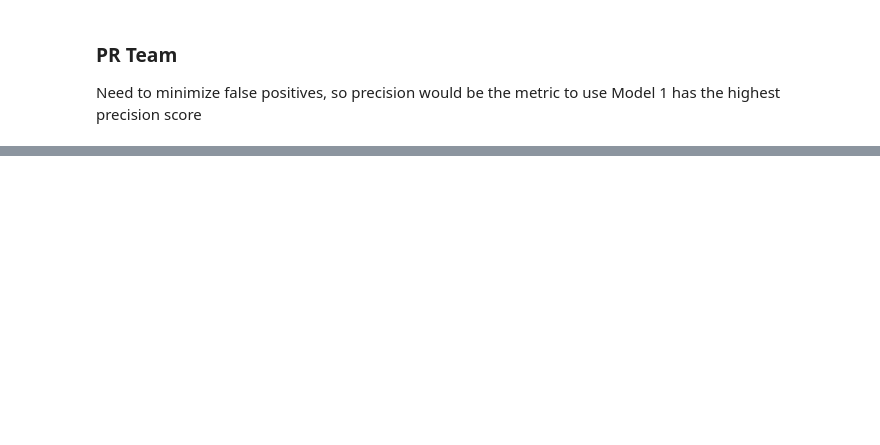
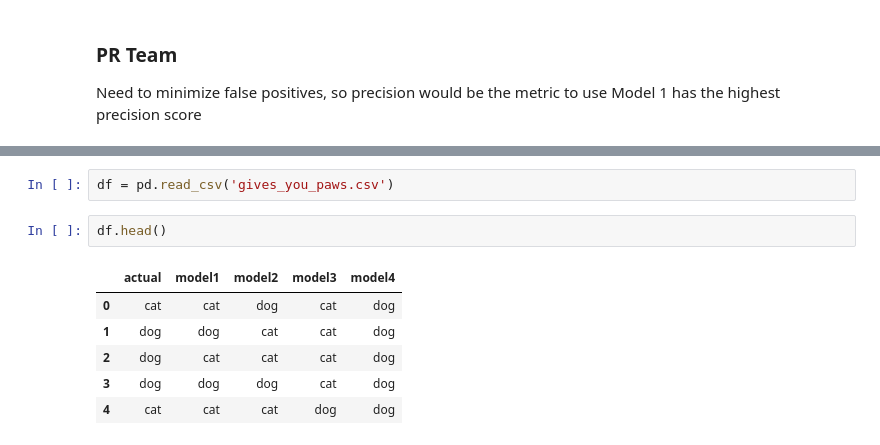
Before and after one commit to wheelerjoshua/classification-exercises, a Jupyter notebook: model_evaluation.ipynb, the cells around one changed output, grey strips where cells are left out. Saved outputs shown, nothing was run; the diff lists cells and outputs as text; blank space fills up the shorter version.

```diff
--- a/model_evaluation.ipynb
+++ b/model_evaluation.ipynb
@@ -180,0 +192,11 @@ Model 1 has the highest precision score
+# %%
+df = pd.read_csv('gives_you_paws.csv')
+# %%
+df.head()
+# %% [output]
+|  | actual | model1 | model2 | model3 | model4 |
+| 0 | cat | cat | dog | cat | dog |
+| 1 | dog | dog | cat | cat | dog |
+| 2 | dog | cat | cat | cat | dog |
+| 3 | dog | dog | dog | cat | dog |
+| 4 | cat | cat | cat | dog | dog |
```
Also changed, not shown: parts of 32 cells of this notebook.
